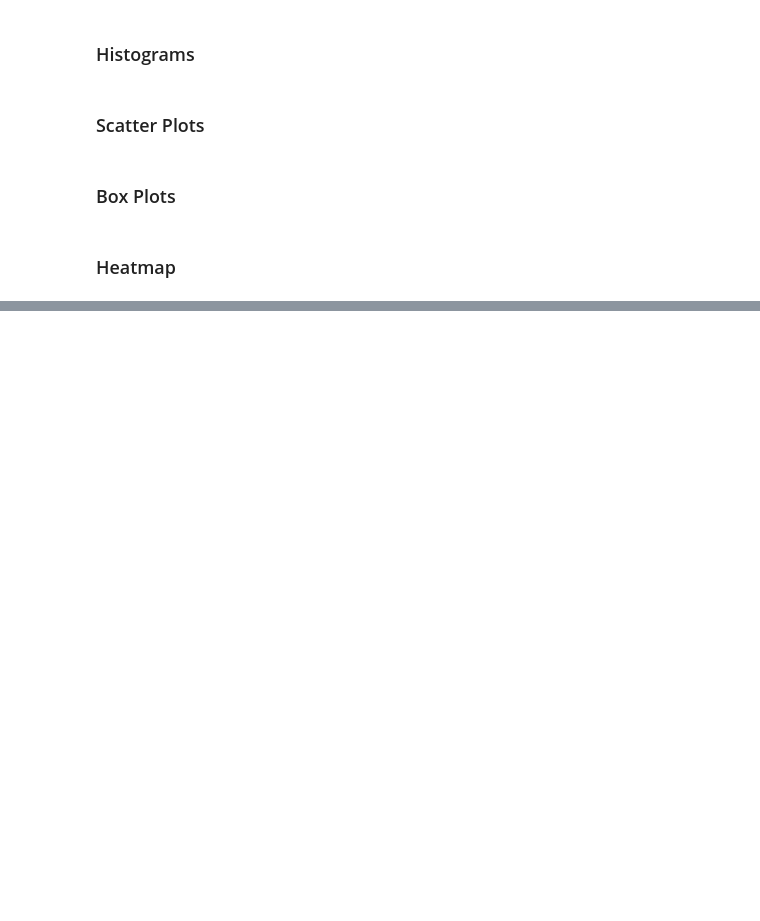
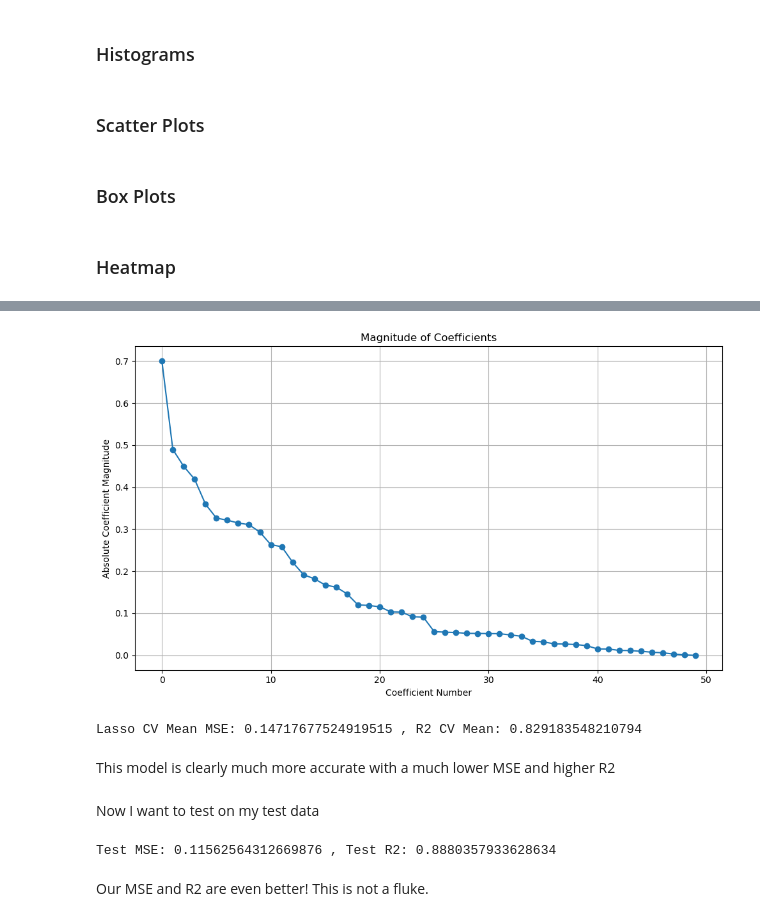
Before and after one commit to ppich1169/fertilityProjectCs109, a Jupyter notebook: fertility_notebook.ipynb, the cells around one changed output, grey strips where cells are left out. Drawn from its saved outputs; the diff is of its cells as text; code cells hidden in the pictures; blank space fills up the shorter version.

```diff
--- a/fertility_notebook.ipynb
+++ b/fertility_notebook.ipynb
@@ -1150,0 +1283,33 @@ if not os.path.exists(output_dir+'/correlation.png'):
+# %%
+plt.figure(figsize=(10, 6))
+largest_coefficients_abs = largest_coefficients.abs().sort_values(ascending=False)
+plt.plot(largest_coefficients_abs.values, marker='o')
+plt.title("Magnitude of Coefficients")
+plt.xlabel("Coefficient Number")
+plt.ylabel("Absolute Coefficient Magnitude")
+plt.grid(True)
+plt.tight_layout()
+plt.show()
+# %% [output]
+[figure, added]
+# %%
+lasso_cv_scores = cross_val_score(lasso_model, X_train_interactions_df, y_train, cv=5, scoring='neg_mean_squared_error')
+r2_scores = cross_val_score(lasso_model, X_train_interactions_df, y_train, cv=5, scoring='r2')
+
+print("Lasso CV Mean MSE:", -np.mean(lasso_cv_scores), ", R2 CV Mean:", np.mean(r2_scores))
+# %% [output]
+Lasso CV Mean MSE: 0.14717677524919515 , R2 CV Mean: 0.829183548210794
+# %% [markdown]
+This model is clearly much more accurate with a much lower MSE and higher R2
+# %% [markdown]
+Now I want to test on my test data
+# %%
+y_test_pred_lasso = lasso_model.predict(X_test_interactions_df)
+lasso_mse = mean_squared_error(y_test, y_test_pred_lasso)
+lasso_r2 = r2_score(y_test, y_test_pred_lasso)
+
+print("Test MSE:", lasso_mse, ", Test R2:", lasso_r2)
+# %% [output]
+Test MSE: 0.11562564312669876 , Test R2: 0.8880357933628634
+# %% [markdown]
+Our MSE and R2 are even better! This is not a fluke.
```
Also changed, not shown: parts of 31 cells of this notebook.
